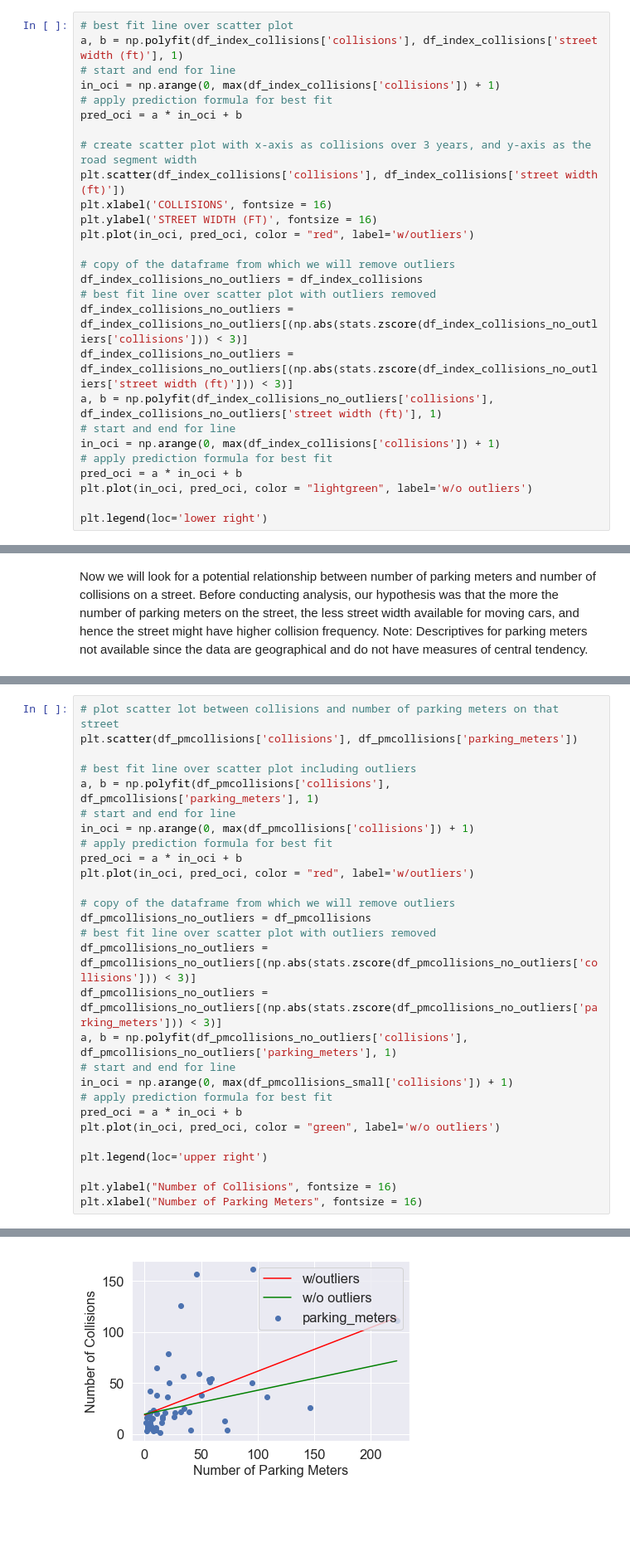
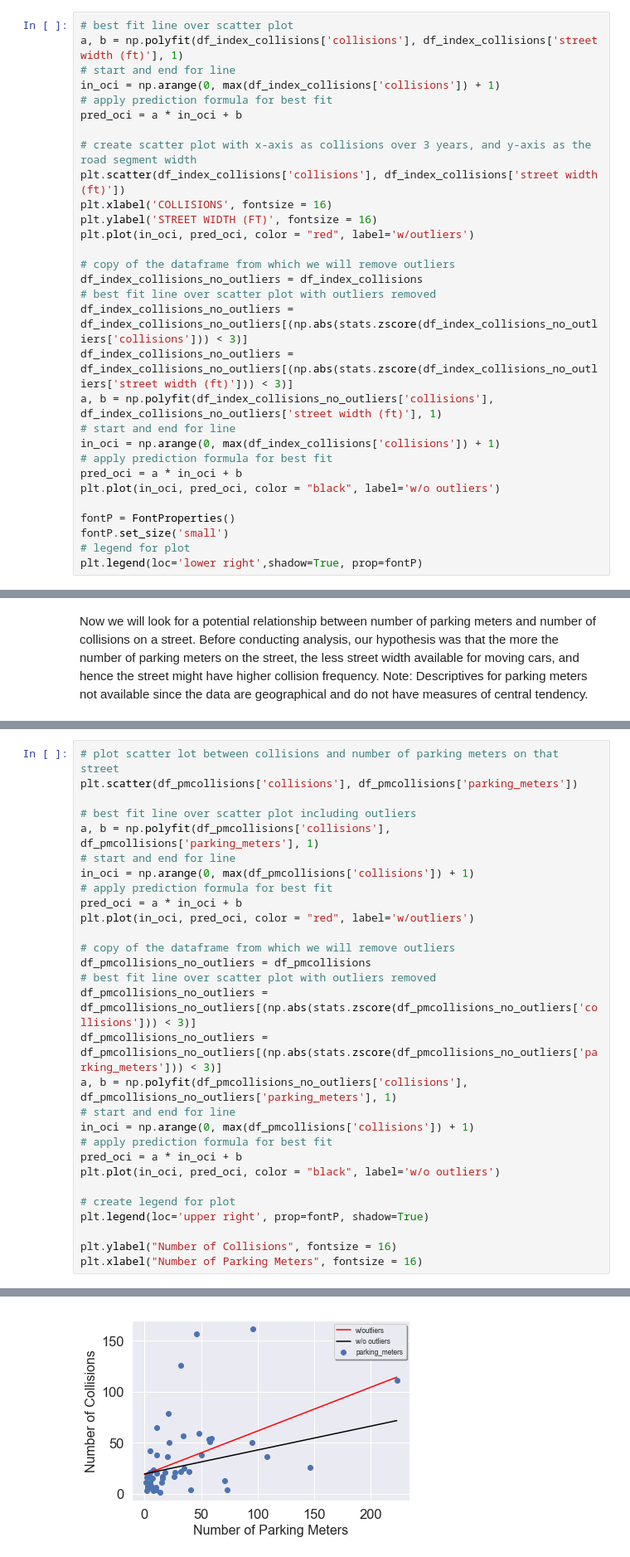
Before and after one commit to rileyfroehlich/COGS-108-Final-Project, a Jupyter notebook: Final_Project.ipynb, the cells around one changed output, grey strips where cells are left out. Shown at 83% size. Cells and saved outputs as stored; diff of their text form; blank space fills up the shorter version.

```diff
--- a/Final_Project.ipynb
+++ b/Final_Project.ipynb
@@ -284,8 +285,11 @@ a, b = np.polyfit(df_index_collisions_no_outliers['collisions'], df_index_collis
 in_oci = np.arange(0, max(df_index_collisions['collisions']) + 1)
 # apply prediction formula for best fit
 pred_oci = a * in_oci + b
-plt.plot(in_oci, pred_oci, color = "lightgreen", label='w/o outliers')
+plt.plot(in_oci, pred_oci, color = "black", label='w/o outliers')
 
-plt.legend(loc='lower right')
+fontP = FontProperties()
+fontP.set_size('small')
+# legend for plot
+plt.legend(loc='lower right',shadow=True, prop=fontP)
 # %% [output]
 <matplotlib.legend.Legend at 0x...>
@@ -371,31 +375,32 @@ We have 53 streets worth of data
 # %%
 # plot scatter lot between collisions and number of parking meters on that street
 plt.scatter(df_pmcollisions['collisions'], df_pmcollisions['parking_meters'])
 
 # best fit line over scatter plot including outliers
 a, b = np.polyfit(df_pmcollisions['collisions'], df_pmcollisions['parking_meters'], 1)
 # start and end for line
 in_oci = np.arange(0, max(df_pmcollisions['collisions']) + 1)
 # apply prediction formula for best fit
 pred_oci = a * in_oci + b
 plt.plot(in_oci, pred_oci, color = "red", label='w/outliers')
 
 # copy of the dataframe from which we will remove outliers
 df_pmcollisions_no_outliers = df_pmcollisions
 # best fit line over scatter plot with outliers removed
 df_pmcollisions_no_outliers = df_pmcollisions_no_outliers[(np.abs(stats.zscore(df_pmcollisions_no_outliers['collisions'])) < 3)]
 df_pmcollisions_no_outliers = df_pmcollisions_no_outliers[(np.abs(stats.zscore(df_pmcollisions_no_outliers['parking_meters'])) < 3)]
 a, b = np.polyfit(df_pmcollisions_no_outliers['collisions'], df_pmcollisions_no_outliers['parking_meters'], 1)
 # start and end for line
-in_oci = np.arange(0, max(df_pmcollisions_small['collisions']) + 1)
+in_oci = np.arange(0, max(df_pmcollisions['collisions']) + 1)
 # apply prediction formula for best fit
 pred_oci = a * in_oci + b
-plt.plot(in_oci, pred_oci, color = "green", label='w/o outliers')
+plt.plot(in_oci, pred_oci, color = "black", label='w/o outliers')
 
-plt.legend(loc='upper right')
+# create legend for plot
+plt.legend(loc='upper right', prop=fontP, shadow=True)
 
 plt.ylabel("Number of Collisions", fontsize = 16)
 plt.xlabel("Number of Parking Meters", fontsize = 16)
 # %% [output]
 Text(0.5, 0, 'Number of Parking Meters')
-[figure, old version]
+[figure, new version]
```
Also changed, not shown: parts of 10 cells of this notebook.
